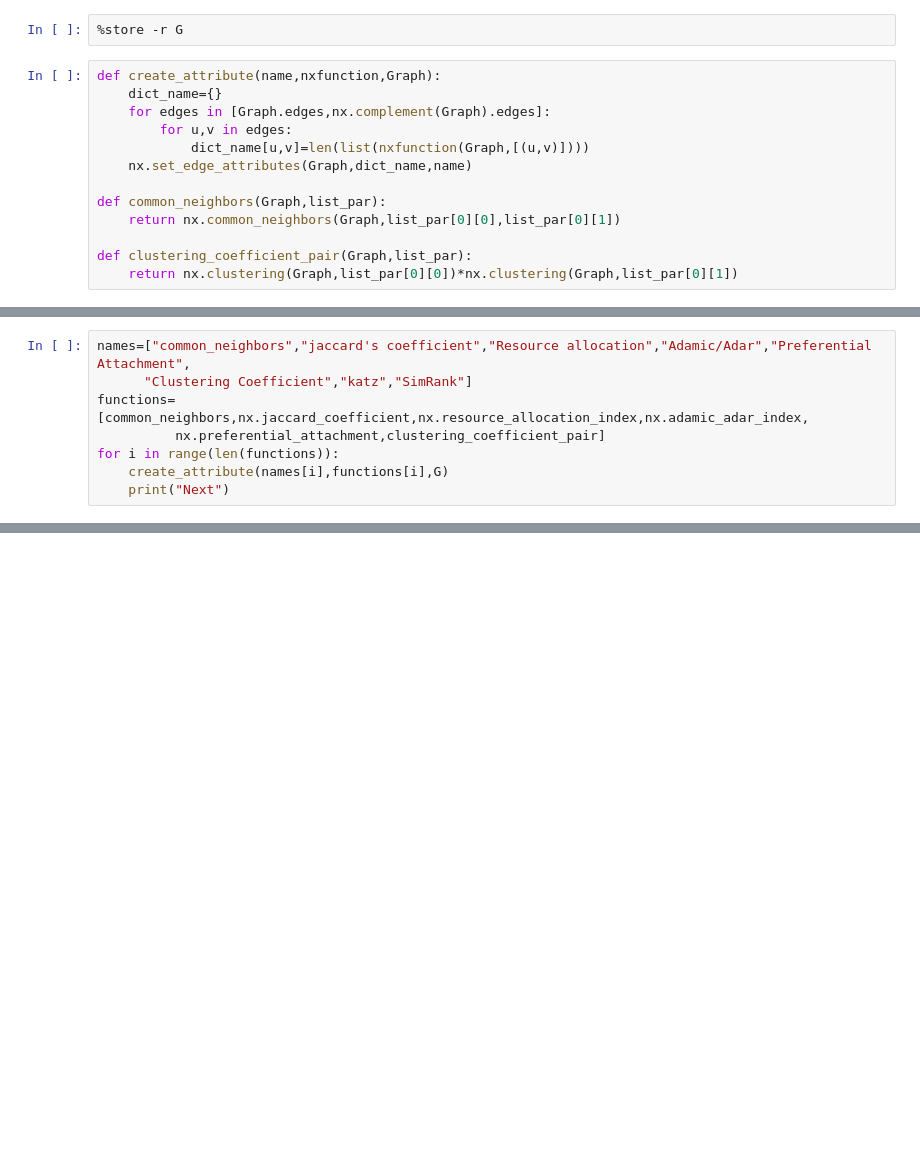
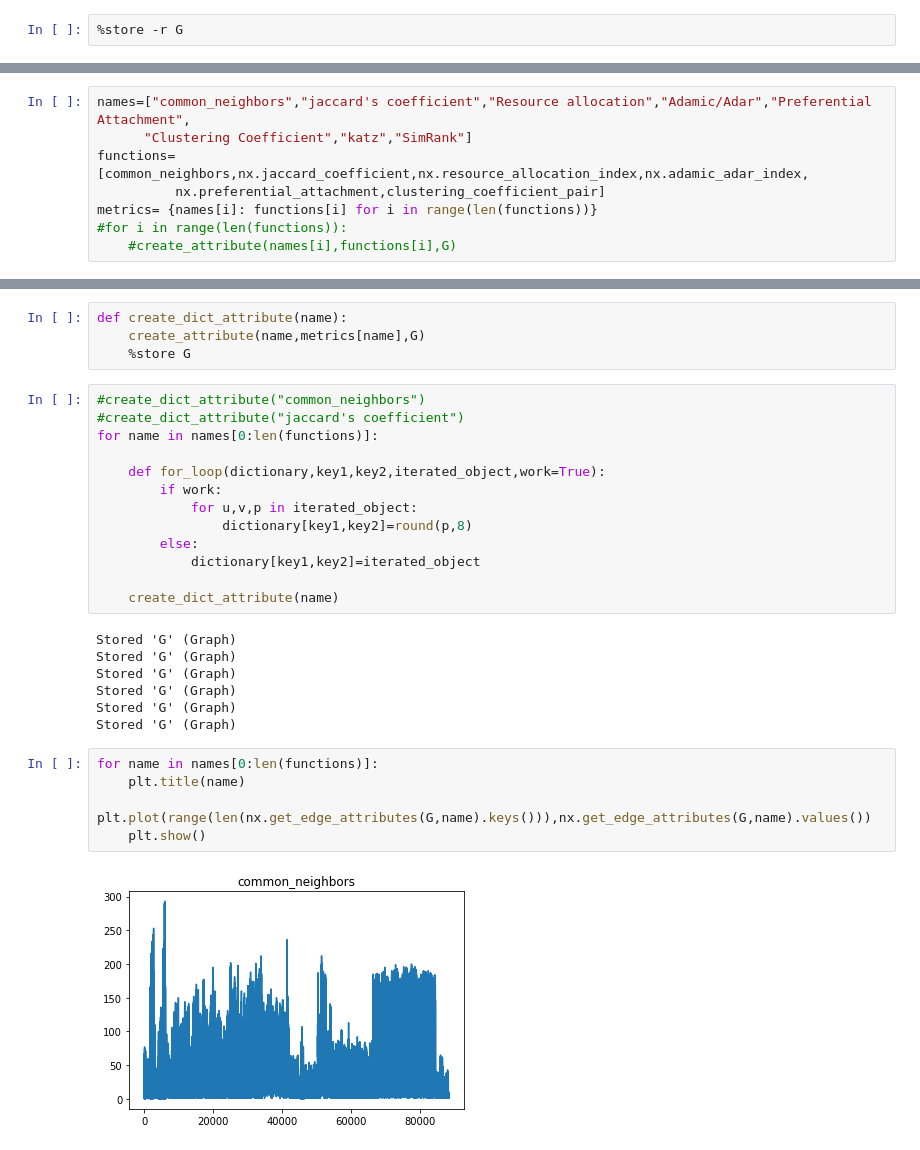
Before and after one commit to ManosMorf97/Social_Network_Tasks, a Jupyter notebook: Untitled.ipynb, the cells around one changed output, grey strips where cells are left out. Cells and saved outputs as stored; diff of their text form; blank space fills up the shorter version.

```diff
--- a/Untitled.ipynb
+++ b/Untitled.ipynb
@@ -13,16 +75,3 @@ G=nx.read_edgelist('data/facebook_combined.txt',nodetype=int)
 Stored 'G' (Graph)
 # %%
 %store -r G
-# %%
-def create_attribute(name,nxfunction,Graph):
-    dict_name={}
-    for edges in [Graph.edges,nx.complement(Graph).edges]:
-        for u,v in edges:
-            dict_name[u,v]=len(list(nxfunction(Graph,[(u,v)])))
-    nx.set_edge_attributes(Graph,dict_name,name)
-
-def common_neighbors(Graph,list_par):
-    return nx.common_neighbors(Graph,list_par[0][0],list_par[0][1])
-
-def clustering_coefficient_pair(Graph,list_par):
-    return nx.clustering(Graph,list_par[0][0])*nx.clustering(Graph,list_par[0][1])
@@ -31,6 +109,6 @@ names=["common_neighbors","jaccard's coefficient","Resource allocation","Adamic/
       "Clustering Coefficient","katz","SimRank"]
 functions=[common_neighbors,nx.jaccard_coefficient,nx.resource_allocation_index,nx.adamic_adar_index,
           nx.preferential_attachment,clustering_coefficient_pair]
-for i in range(len(functions)):
-    create_attribute(names[i],functions[i],G)
-    print("Next")
+metrics= {names[i]: functions[i] for i in range(len(functions))}
+#for i in range(len(functions)):
+    #create_attribute(names[i],functions[i],G)
@@ -41,0 +115,31 @@ AttributeError: 'Graph' object has no attribute 'shape'
+# %%
+def create_dict_attribute(name):
+    create_attribute(name,metrics[name],G)
+    %store G
+# %%
+#create_dict_attribute("common_neighbors")
+#create_dict_attribute("jaccard's coefficient")
+for name in names[0:len(functions)]:
+
+    def for_loop(dictionary,key1,key2,iterated_object,work=True):
+        if work:
+            for u,v,p in iterated_object:
+                dictionary[key1,key2]=round(p,8)
+        else:
+            dictionary[key1,key2]=iterated_object
+
+    create_dict_attribute(name)
+# %% [output]
+Stored 'G' (Graph)
+Stored 'G' (Graph)
+Stored 'G' (Graph)
+Stored 'G' (Graph)
+Stored 'G' (Graph)
+Stored 'G' (Graph)
+# %%
+for name in names[0:len(functions)]:
+    plt.title(name)
+    plt.plot(range(len(nx.get_edge_attributes(G,name).keys())),nx.get_edge_attributes(G,name).values())
+    plt.show()
+# %% [output]
+[figure, added]
```
Also changed, not shown: parts of 13 cells of this notebook, 1 other file.
